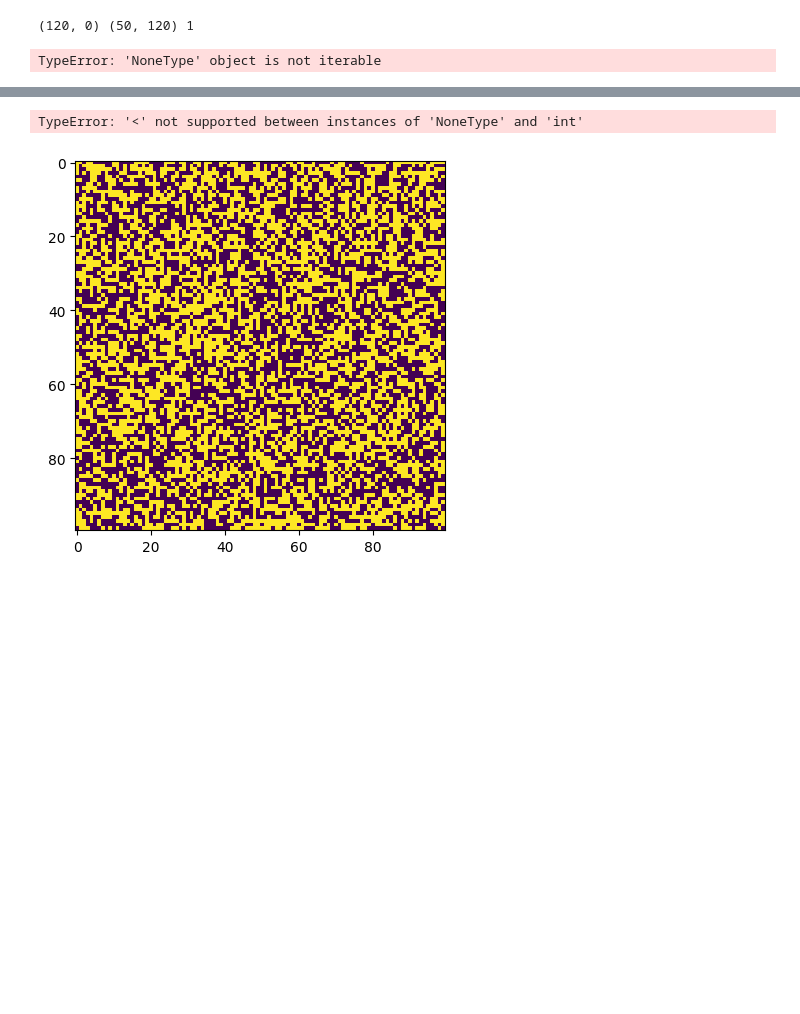
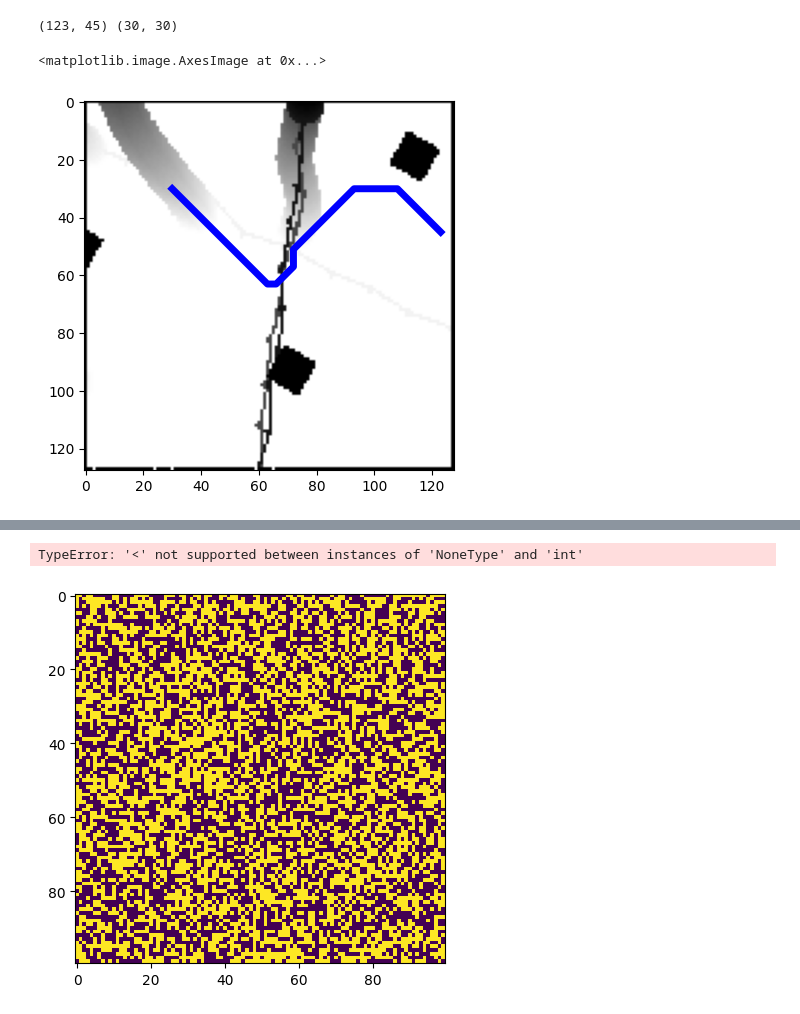
Before and after one commit to shashankGarik/simSSTA, a Jupyter notebook: Untitled-1.ipynb, the cells around one changed output, grey strips where cells are left out. Saved outputs shown, nothing was run; the diff lists cells and outputs as text; code cells hidden in the pictures; blank space fills up the shorter version.

```diff
--- a/Untitled-1.ipynb
+++ b/Untitled-1.ipynb
@@ -7,9 +7,9 @@ from Planners.astar import Astar_T2nod_agentic
 
 from Planners.occupancy import OccupancyHelper
 # %%
-frame_num = "100"
-t2no_path = f"/home/sgarikipati7/packages/simSSTA/dataset_01/train/camera_0/t2no/image_{frame_num}.png"
-t2nd_path = f"/home/sgarikipati7/packages/simSSTA/dataset_01/train/camera_0/t2nd/image_{frame_num}.png"
+frame_num = "10"
+t2no_path = f"./dataset_01/train/camera_0/t2no/image_{frame_num}.png"
+t2nd_path = f"./dataset_01/train/camera_0/t2nd/image_{frame_num}.png"
 
 t2no = cv2.imread(t2no_path, cv2.IMREAD_GRAYSCALE)
 t2nd = cv2.imread(t2nd_path, cv2.IMREAD_GRAYSCALE)
@@ -22,36 +22,37 @@ mynorm = plt.Normalize(vmin=0, vmax=100)
 # %%
 from multiprocessing import Pool
 import time
 p = Pool()
 check = Astar_T2nod_agentic(t2no, t2nd, r=14,g_f=4, max_time_step=100)
 scale = t2no.shape[0]//p_t2no.shape[0]
 starts = [(120,0),(0,0),(123,45),(35,30),(120,0),(0,0),(123,45),(35,30)]
 goals = [(50,120),(0,120),(30,30),(12,12),(50,120),(0,120),(30,30),(12,12)]
 inp = []
 for s,g in zip(starts, goals):
     inp.append((s,g))
 
 def do_astar(start, goal):
     path = check.run_search(start,goal)
     return path
 
 # result = p.starmap(do_astar, inp)
 
-idx = 0
+idx = 2
 start,goal = (starts[idx][0], starts[idx][1]), (goals[idx][0], goals[idx][1])
 
 path = check.run_search(start,goal)
 x,y = np.array(path).T
 
 plt.plot(x,y, linewidth=5, c='b')
 plt.imshow(t2no.T,cmap = "gray")
 
 # x,y = np.array(result[idx]).T
 
 # plt.plot(x,y, linewidth=1, c='r')
 # %% [output]
-(120, 0) (50, 120) 1
+(123, 45) (30, 30)
-TypeError: 'NoneType' object is not iterable
+<matplotlib.image.AxesImage at 0x...>
+[figure, added]
 # %%
 x,y = np.array(path).T
 plt.plot(x,y, linewidth=1)
```
Also changed, not shown: parts of 3 cells of this notebook, 7 other files.
